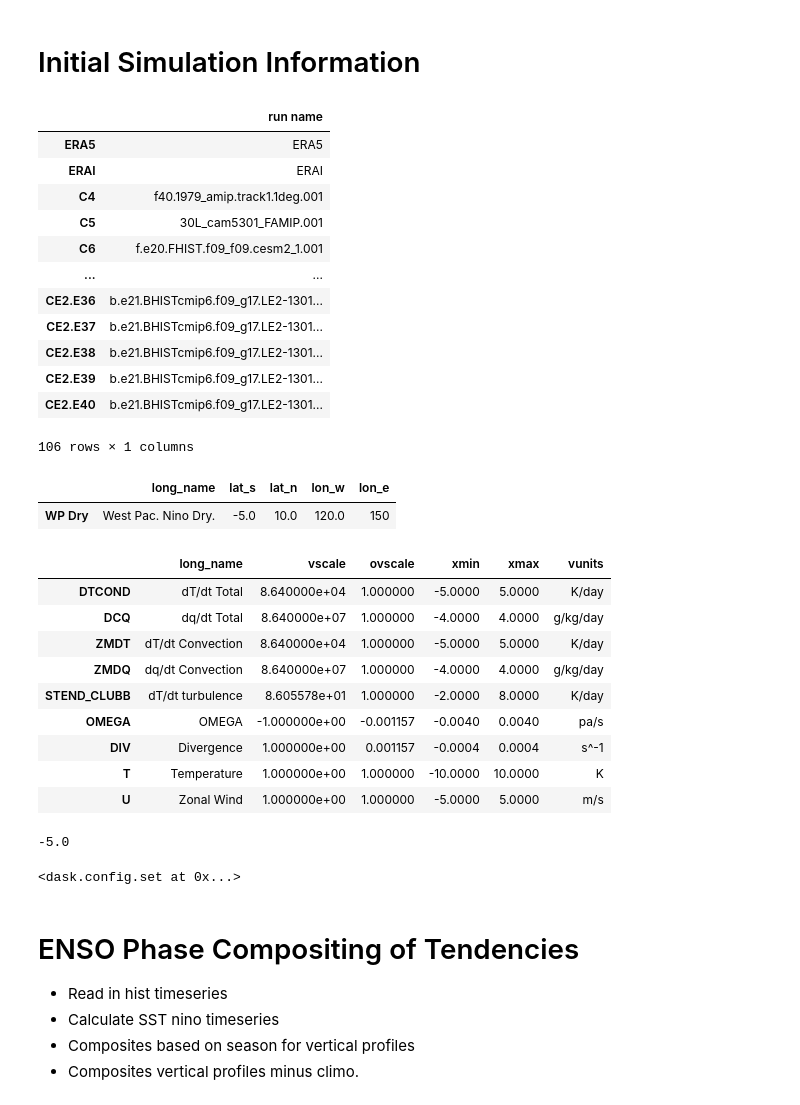
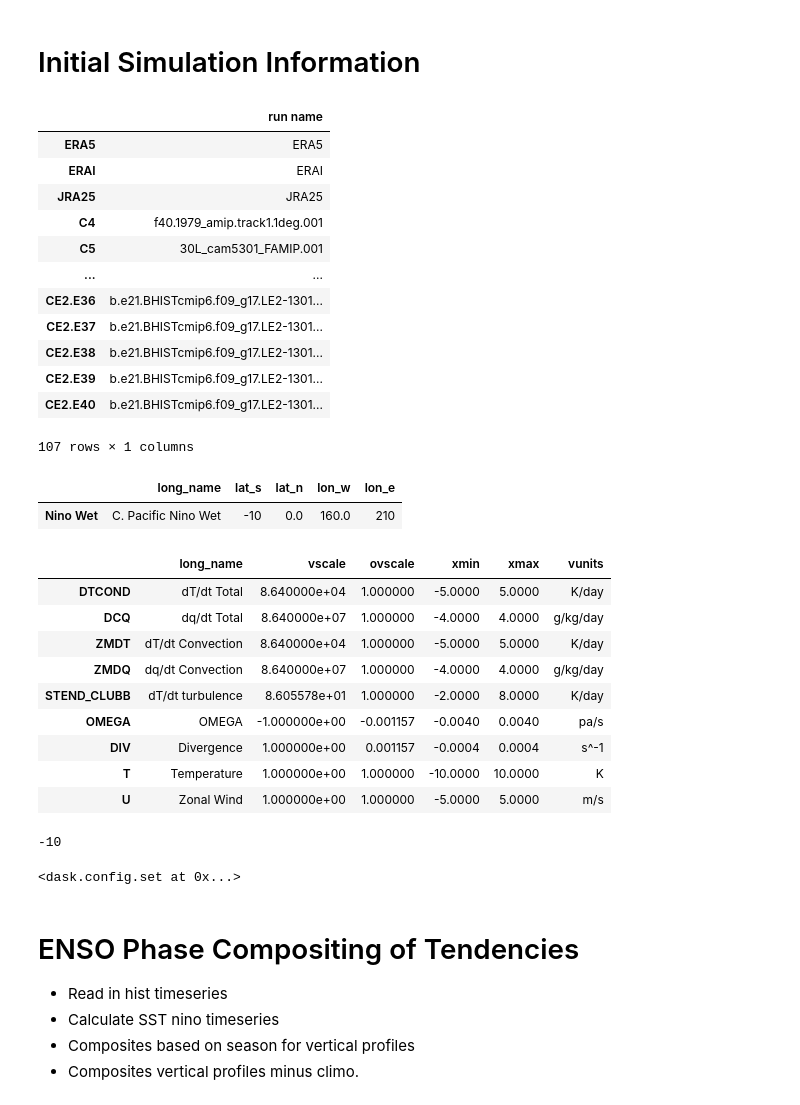
Before and after one commit to swrneale/python-scripts, a Jupyter notebook: vert_proc/mdtf_plot_column.ipynb, the cells around one changed output. Drawn from its saved outputs; the diff is of its cells as text; code cells hidden in the pictures.

```diff
--- a/vert_proc/mdtf_plot_column.ipynb
+++ b/vert_proc/mdtf_plot_column.ipynb
@@ -42,27 +42,37 @@ importlib.reload(mycase) # Required because I am constantly editing scam_func.py
 #case_desc = np.array(['C6','C5','rC5now','rUW','rUWp','rMG1','rC5p','rC5pm','rZMc','rZMp','rpfrac','rCE2i']) ; pref_out = 'revert'
 #case_desc = np.array(['C6','rC5','rCE2i','rUW','rMG1','rC5p','rZMc','rZMp','rpfrac','rTMS','rGW']) ; pref_out = 'revert'
 
-#case_desc = ['C6','rC5','rCE2i','rC5p','rUW','rUWp','rZMp'] ; pref_out = 'revert_test'
-#case_desc = np.array(['C6','rC5']) ; pref_out = 'test'
-#nrevert = len(case_desc)
-#case_type = ['cam6_revert']*nrevert
+case_desc = ['C6','rC5','rCE2i','rC5p','rUW','rUWp','rZMp'] ; pref_out = 'revert_test'
+
+#case_desc = ['C6','rC5'] ; pref_out = 'test'
+nrevert = len(case_desc)
+case_type = ['cam6_revert']*nrevert
 
 
 
 ## SETTINGS INCLUDING ENSEMBLES ##
 
-pref_out = 'lens1_test1'
-nens = 1
+#pref_out = 'lens1_test1'
+nens = 5
 
-case_desc = ['CE1.E%01d'%(itt) for itt in range(1,nens+1)]
-case_type  = ['lens1']*nens
+#case_desc = ['CE1.E%01d'%(itt) for itt in range(1,nens+1)]
+#case_type  = ['lens1']*nens
 
-#case_desc = np.array(['ERA5']+case_desc)
-#case_type = np.array(['reanal']+case_type)
+case_desc = np.array(['ERA5']+case_desc)
+#case_desc = np.array(['ERAI']+case_desc)
+#case_desc = np.array(['JRA25']+case_desc)
+
+case_type = np.array(['reanal']+case_type)
 
 
 case_desc = np.array(case_desc)
 case_type = np.array(case_type)
+reanal_climo = True # GRab climo. values for mean, Nino and nina events.
+
+
+
+
+
 
 
 
@@ -82,7 +92,7 @@ clim_anal = False
 
 ''''' Years for the analysis '''''
 
-years_data = [1989,2001] # Year range of history files to read.
+years_data = (1989,2001,'climo') # Year range of history files to read AND either 'climo' one file or 'tseries' many files
 
 
 ''' REGIONAL SPECS (LAT/LON/LEV) '''
@@ -95,7 +105,7 @@ ppmin = 50. ; ppmax = 1000.
 
 ''''' Variable description '''''
 
-var_cam = 'OMEGA'
+var_cam = 'T'
 ldiv = True # Calculate divergence from OMEGA
 
 ''''' Directory Information '''''
@@ -126,9 +136,13 @@ var_desc['U'] = ['Zonal Wind',1., 1., -5.,5.,'m/s']
 
 reg_names = {}
 
-#reg_names['Nino Wet'] = ['C. Pacific Nino Wet',-10,0.,160.,210]  # Core of nino precip signal
-reg_names['WP Dry']   = ['West Pac. Nino Dry.',-5.,10.,120.,150]  # Core of W. Pacific signal
+
+#### RBN Original Locations ####
+reg_names['Nino Wet'] = ['C. Pacific Nino Wet',-10,0.,160.,210]  # Core of nino precip signal
+#reg_names['WP Dry']   = ['West Pac. Nino Dry.',-5.,10.,120.,150]  # Core of W. Pacific signal
 #reg_names['Conv U']   = ['Convergence Min',25,50.,160,190]       # Core of RWS convergence min.
+
+#### Anna Locations ####
 
 
 # Include observations? #
@@ -169,36 +183,36 @@ print(reg_s)
 nmnths = seas_mons.size
 ncases = case_desc.size
 nregions = reg_df.index.size
 
 xmin = var_df.loc[var_cam]['xmin'] ; xmax=var_df.loc[var_cam]['xmax']
 vunits = var_df.loc[var_cam]['vunits']
 var_text = var_df.loc[var_cam]['long_name']
 
 if ldiv and var_cam == 'OMEGA':
     var_pname = 'DIV'
     var_text = var_df.loc[var_pname]['long_name']
     vunits = var_df.loc[var_pname]['vunits']
     xmin = var_df.loc[var_pname]['xmin'] ; xmax=var_df.loc[var_pname]['xmax']
 
 
 #%matplotlib inline
 ds.config.set({"array.slicing.split_large_chunks": True})
 # %% [output]
 |  | run name |
 | ERA5 | ERA5 |
 | ERAI | ERAI |
+| JRA25 | JRA25 |
 | C4 | f40.1979_amip.track1.1deg.001 |
 | C5 | 30L_cam5301_FAMIP.001 |
-| C6 | f.e20.FHIST.f09_f09.cesm2_1.001 |
 | ... | ... |
 | CE2.E36 | b.e21.BHISTcmip6.f09_g17.LE2-1301... |
 | CE2.E37 | b.e21.BHISTcmip6.f09_g17.LE2-1301... |
 | CE2.E38 | b.e21.BHISTcmip6.f09_g17.LE2-1301... |
 | CE2.E39 | b.e21.BHISTcmip6.f09_g17.LE2-1301... |
 | CE2.E40 | b.e21.BHISTcmip6.f09_g17.LE2-1301... |
-106 rows × 1 columns
+107 rows × 1 columns
 |  | long_name | lat_s | lat_n | lon_w | lon_e |
-| WP Dry | West Pac. Nino Dry. | -5.0 | 10.0 | 120.0 | 150 |
+| Nino Wet | C. Pacific Nino Wet | -10 | 0.0 | 160.0 | 210 |
 |  | long_name | vscale | ovscale | xmin | xmax | vunits |
 | DTCOND | dT/dt Total | 8.640000e+04 | 1.000000 | -5.0000 | 5.0000 | K/day |
 | DCQ | dq/dt Total | 8.640000e+07 | 1.000000 | -4.0000 | 4.0000 | g/kg/day |
@@ -209,7 +223,7 @@ ds.config.set({"array.slicing.split_large_chunks": True})
 | DIV | Divergence | 1.000000e+00 | 0.001157 | -0.0004 | 0.0004 | s^-1 |
 | T | Temperature | 1.000000e+00 | 1.000000 | -10.0000 | 10.0000 | K |
 | U | Zonal Wind | 1.000000e+00 | 1.000000 | -5.0000 | 5.0000 | m/s |
--5.0
+-10
 <dask.config.set at 0x...>
 # %% [markdown]
 # ENSO Phase Compositing of Tendencies
```
Also changed, not shown: parts of 1 cell of this notebook, 3 other files.
